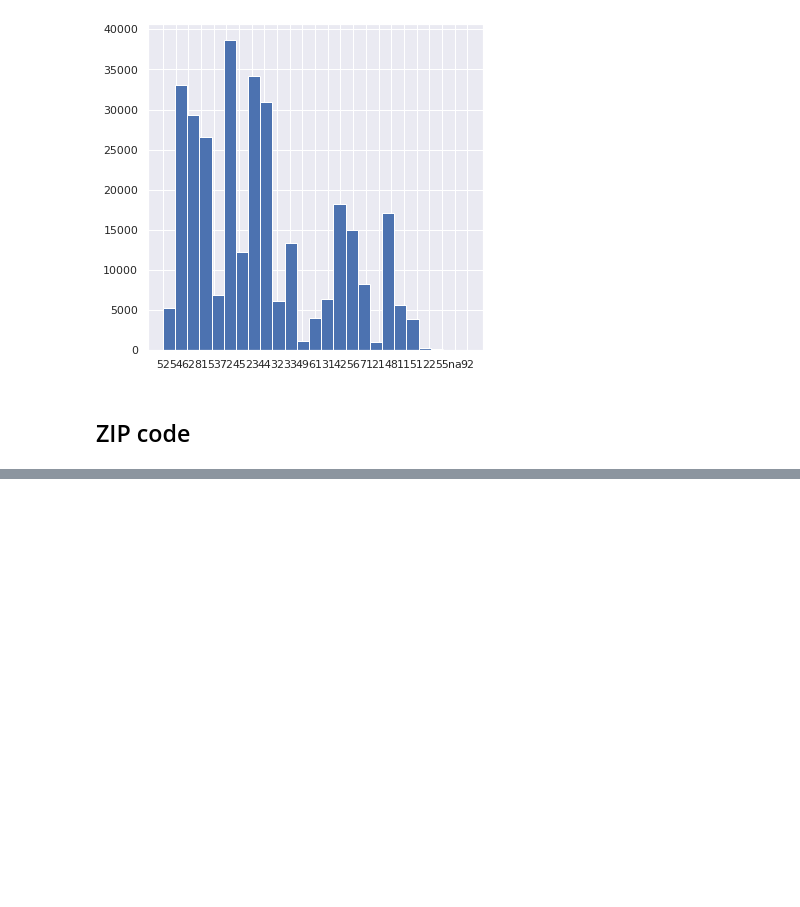
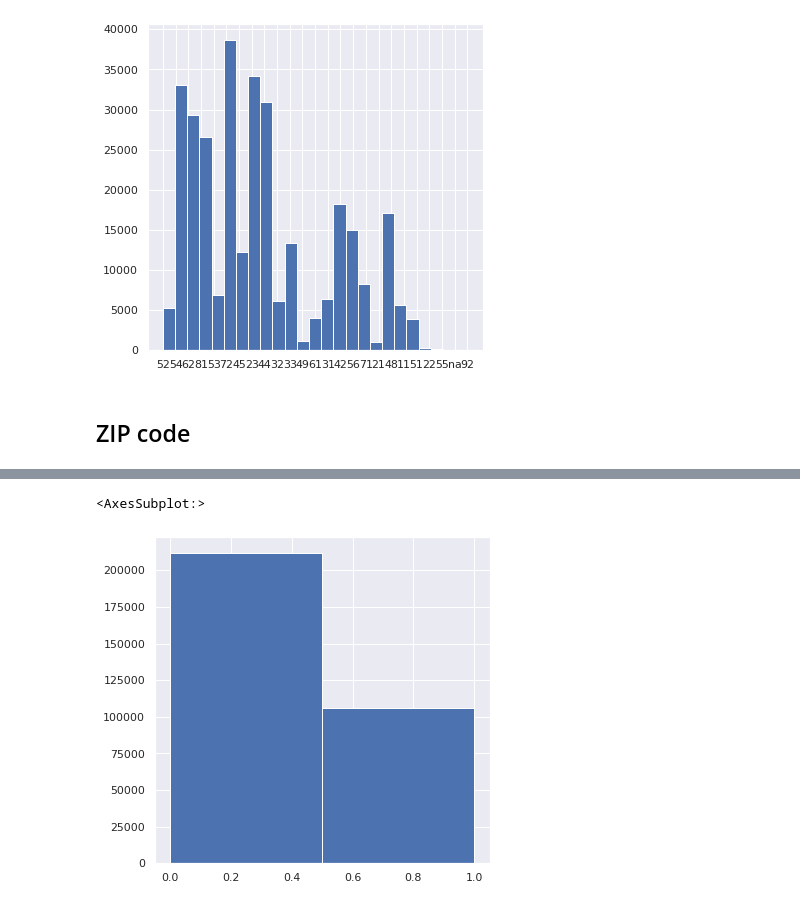
Before and after one commit to jhancuch/sba-loan-credit-analysis, a Jupyter notebook: eda/eda_sba_data.ipynb, the cells around one changed output, grey strips where cells are left out. Saved outputs shown, nothing was run; the diff lists cells and outputs as text; code cells hidden in the pictures; blank space fills up the shorter version.

```diff
--- a/eda/eda_sba_data.ipynb
+++ b/eda/eda_sba_data.ipynb
@@ -361,0 +379,5 @@ data_sub['NaicsCodeTwoDigit'].hist(bins=len(data_sub['NaicsCodeTwoDigit'].unique
+# %%
+data_sub.RevolverStatus.hist(bins=2)
+# %% [output]
+<AxesSubplot:>
+[figure, added]
```
Also changed, not shown: parts of 4 cells of this notebook.
